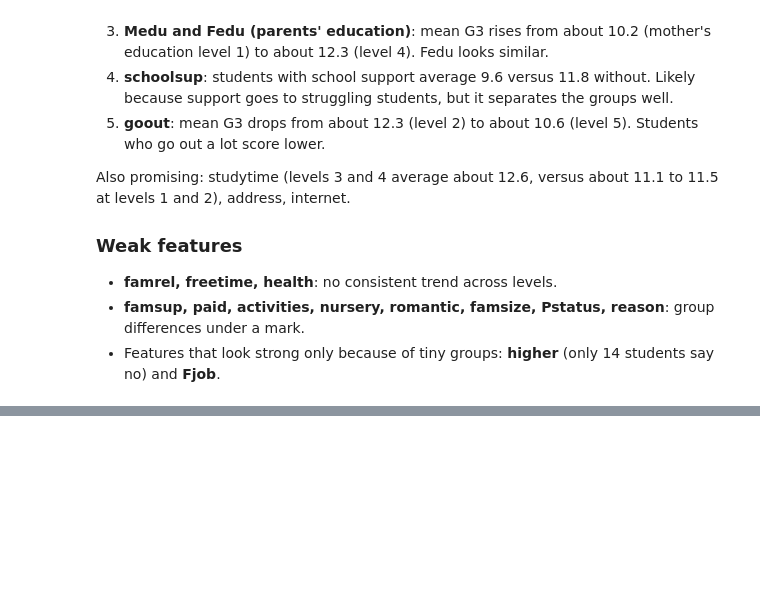
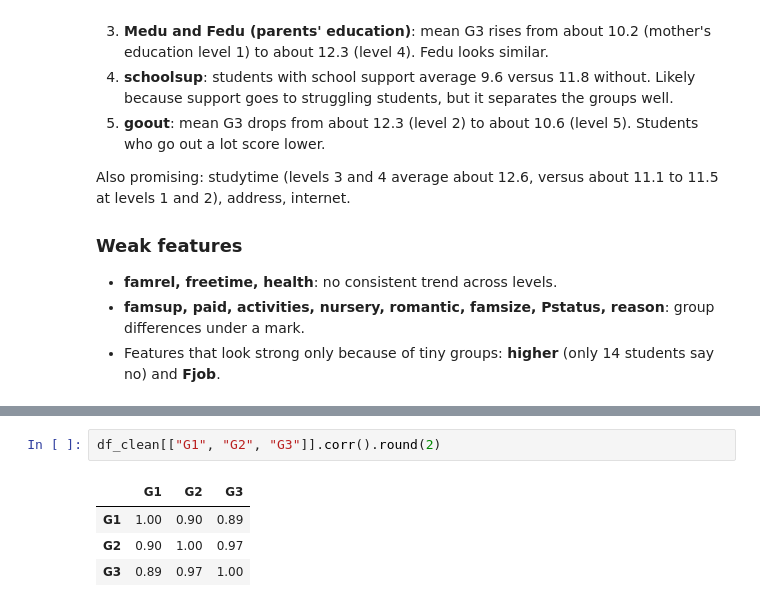
Before and after one commit to dhanushhh13/smart-student-study-planner, a Jupyter notebook: notebooks/01_eda.ipynb, the cells around one changed output, grey strips where cells are left out. Drawn from its saved outputs; the diff is of its cells as text; blank space fills up the shorter version.

```diff
--- a/notebooks/01_eda.ipynb
+++ b/notebooks/01_eda.ipynb
@@ -456,0 +487,7 @@ Also promising: studytime (levels 3 and 4 average about 12.6, versus about 11.1
+# %%
+df_clean[["G1", "G2", "G3"]].corr().round(2)
+# %% [output]
+|  | G1 | G2 | G3 |
+| G1 | 1.00 | 0.90 | 0.89 |
+| G2 | 0.90 | 1.00 | 0.97 |
+| G3 | 0.89 | 0.97 | 1.00 |
```
Also changed, not shown: parts of 7 cells of this notebook.
